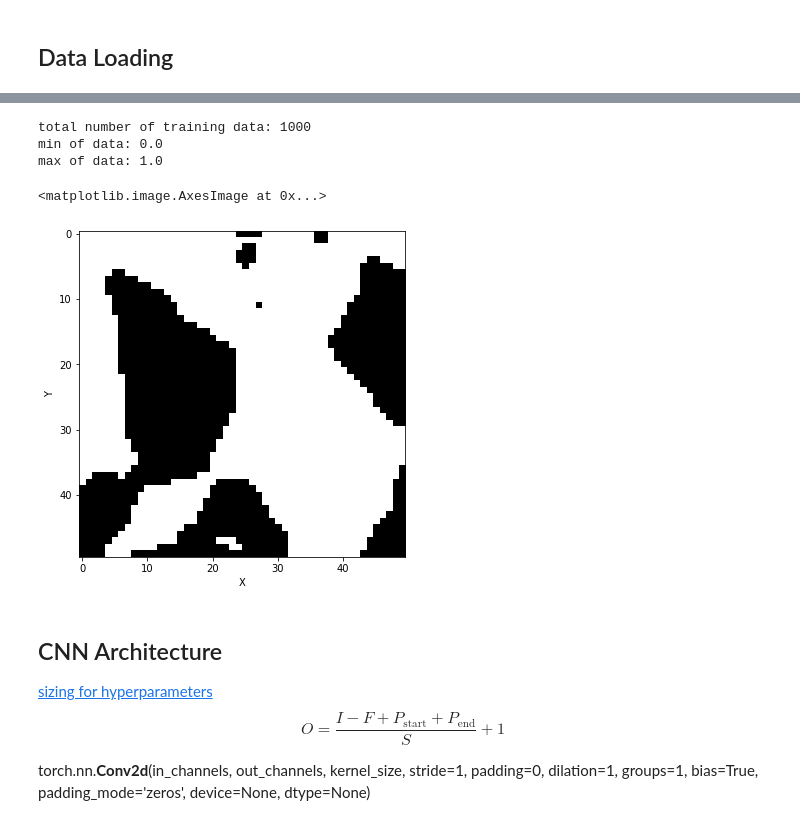
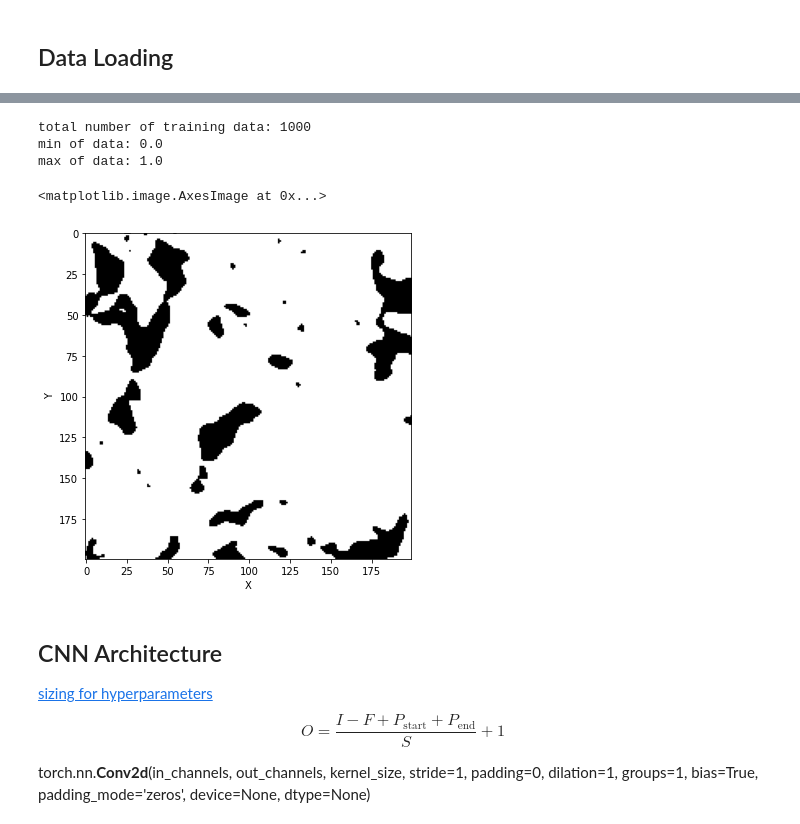
Before and after one commit to HemiaoZhang/CEE316Project, a Jupyter notebook: 2_cnn_autoencoder.ipynb, the cells around one changed output, grey strips where cells are left out. Drawn from its saved outputs; the diff is of its cells as text; code cells hidden in the pictures.

```diff
--- a/2_cnn_autoencoder.ipynb
+++ b/2_cnn_autoencoder.ipynb
@@ -42,6 +68,7 @@ Drive already mounted at /content/gdrive; to attempt to forcibly remount, call d
 class CustomImageDataset(Dataset):
   def __init__(self, data, transform=None):
     self.data = data
+    self.label = torch.mean(data, (1,2,3), True).view(-1)
     self.transform = transform
 
   def __len__(self):
@@ -49,36 +76,37 @@ class CustomImageDataset(Dataset):
 
   def __getitem__(self, idx):
     image = self.data[idx]
+    porosity = self.label[idx]
 
     if self.transform!=None:
       image = self.transform(image)
-    return image
+    return (image, porosity)
 # %%
 # 1,000 = 16 * 62 + 8
-train_data = CustomImageDataset(torch.tensor( np.vstack( ( img3d[0:1000:4,:50,:50].reshape(250,1,50,50),
-                                                           img3d[0:1000:4,:50,-50:].reshape(250,1,50,50),
-                                                           img3d[0:1000:4,-50:,:50].reshape(250,1,50,50),
-                                                           img3d[0:1000:4,-50:,-50:].reshape(250,1,50,50) ) ), \
+train_data = CustomImageDataset(torch.tensor( np.vstack( ( img3d[0:1000:4,:200,:200].reshape(250,1,200,200),
+                                                           img3d[0:1000:4,:200,-200:].reshape(250,1,200,200),
+                                                           img3d[0:1000:4,-200:,:200].reshape(250,1,200,200),
+                                                           img3d[0:1000:4,-200:,-200:].reshape(250,1,200,200) ) ), \
                                               dtype=torch.float32) )
 train_loader = DataLoader(dataset=train_data, batch_size=16, shuffle=True)
 len(train_data)
 
-test_data = CustomImageDataset(torch.tensor(img3d[:100,475:525,475:525].reshape(100,1,50,50), dtype=torch.float32))
+test_data = CustomImageDataset(torch.tensor(img3d[:100,400:600,400:600].reshape(100,1,200,200), dtype=torch.float32))
 test_loader = DataLoader(dataset=test_data, batch_size=1)
 # %%
 fig, ax = plt.subplots(figsize=(6, 6))
 ax.set_xlabel("X")
 ax.set_ylabel("Y")
 print(f'total number of training data: {len(train_data)}')
-print(f'min of data: {torch.min(train_data[0])}')
-print(f'max of data: {torch.max(train_data[0])}')
-ax.imshow(train_data[0].reshape(50,50).detach().numpy(), cmap='gray')
+print(f'min of data: {torch.min(train_data.data[0])}')
+print(f'max of data: {torch.max(train_data.data[0])}')
+ax.imshow(train_data.data[0].reshape(200,200).detach().numpy(), cmap='gray')
 # %% [output]
 total number of training data: 1000
 min of data: 0.0
 max of data: 1.0
 <matplotlib.image.AxesImage at 0x...>
-[figure, old version]
+[figure, new version]
 # %% [markdown]
 ## CNN Architecture
 
```
Also changed, not shown: parts of 18 cells of this notebook.
